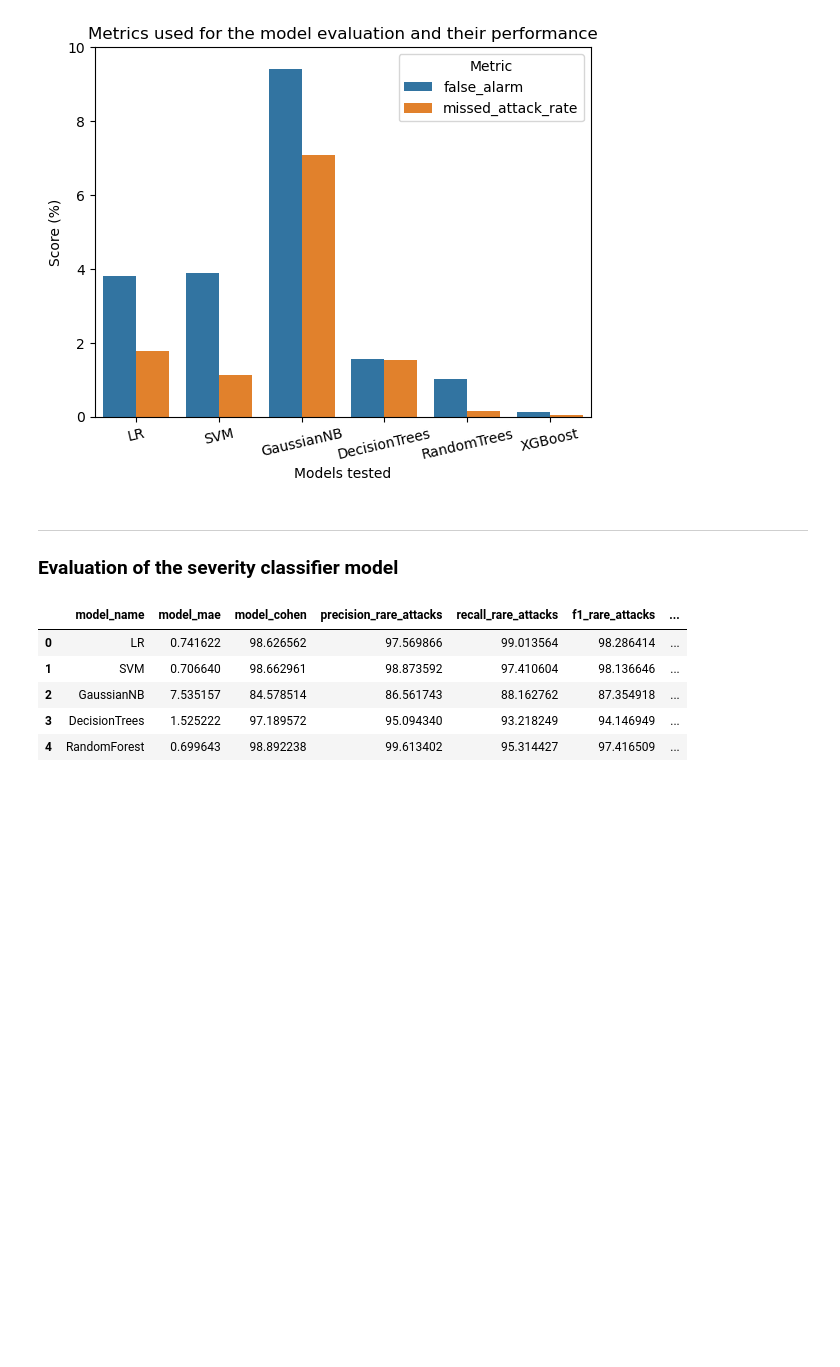
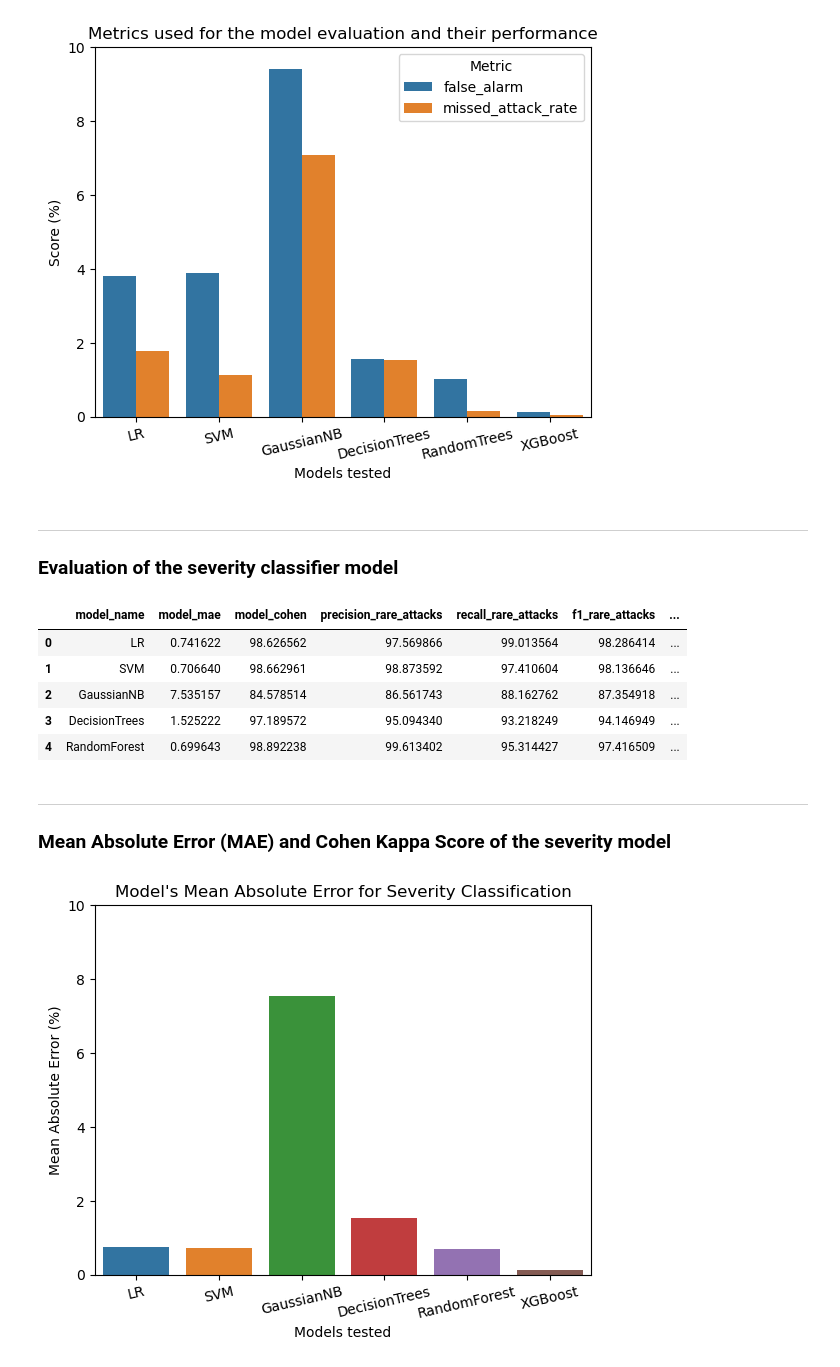
Before and after one commit to suzaladhikari/Network_Intrusion_Detector, a Jupyter notebook: Model's Performance /modelsperformance.ipynb, the cells around one changed output. Saved outputs shown, nothing was run; the diff lists cells and outputs as text; code cells hidden in the pictures; blank space fills up the shorter version.

```diff
--- a/Model's Performance /modelsperformance.ipynb
+++ b/Model's Performance /modelsperformance.ipynb
@@ -182,3 +182,19 @@ severity_data.head(5)
 | 2 | GaussianNB | 7.535157 | 84.578514 | 86.561743 | 88.162762 | 87.354918 | ... |
 | 3 | DecisionTrees | 1.525222 | 97.189572 | 95.094340 | 93.218249 | 94.146949 | ... |
 | 4 | RandomForest | 0.699643 | 98.892238 | 99.613402 | 95.314427 | 97.416509 | ... |
+# %% [markdown]
+---
+### Mean Absolute Error (MAE) and Cohen Kappa Score of the severity model
+# %%
+## Mean absolute error of the model
+
+sns.barplot(x = 'model_name', y = 'model_mae', hue = 'model_name' ,data = severity_data)
+plt.xlabel('Models tested')
+plt.ylabel('Mean Absolute Error (%)')
+plt.ylim(0,10)
+plt.title("Model's Mean Absolute Error for Severity Classification")
+plt.savefig('../Model Pictures/mae.png')
+plt.xticks(rotation = 13)
+plt.show()
+# %% [output]
+[figure, added]
```
Also changed, not shown: parts of 5 cells of this notebook, 2 other files.
